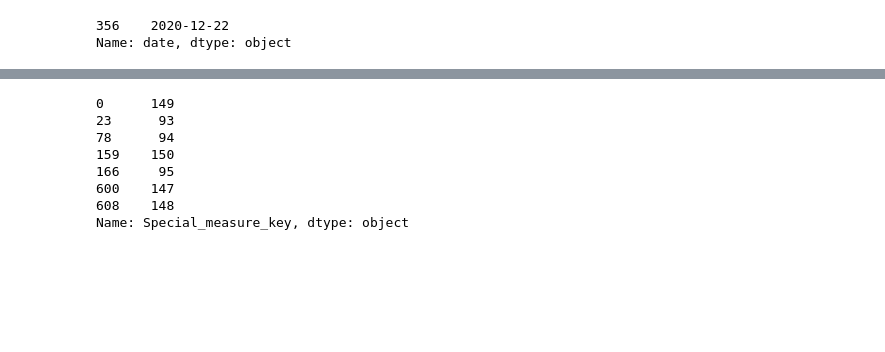
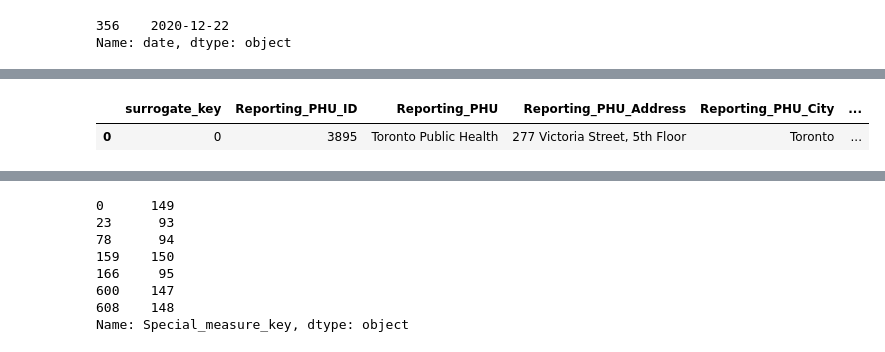
Before and after one commit to yzhao156/DS_Project, a Jupyter notebook: FactTable/Covid-19_Tracking_Fact_Table.ipynb, the cells around one changed output, grey strips where cells are left out. Saved outputs shown, nothing was run; the diff lists cells and outputs as text; code cells hidden in the pictures; blank space fills up the shorter version.

```diff
--- a/FactTable/Covid-19_Tracking_Fact_Table.ipynb
+++ b/FactTable/Covid-19_Tracking_Fact_Table.ipynb
@@ -152,6 +152,11 @@ Special_Measures_dimension[Special_Measures_dimension["surrogate_key"]==149]
 # %% [output]
 |  | surrogate_key | Reporting_PHU | Reporting_PHU_id | Title | Description | Keyword_1 | Keyword_2 | ... |
 | 149 | 149 | Toronto Public Health | 3895 | Lockdown | Grey – Lockdown \n 1) Implement w... | Public health measures and advice | Lockdown | ... |
+# %%
+PHU_Location_dimension[PHU_Location_dimension["surrogate_key"]==0]
+# %% [output]
+|  | surrogate_key | Reporting_PHU_ID | Reporting_PHU | Reporting_PHU_Address | Reporting_PHU_City | ... |
+| 0 | 0 | 3895 | Toronto Public Health | 277 Victoria Street, 5th Floor | Toronto | ... |
 # %%
 fact_table.head()
 # %% [output]
```
Also changed, not shown: 2 other files.
